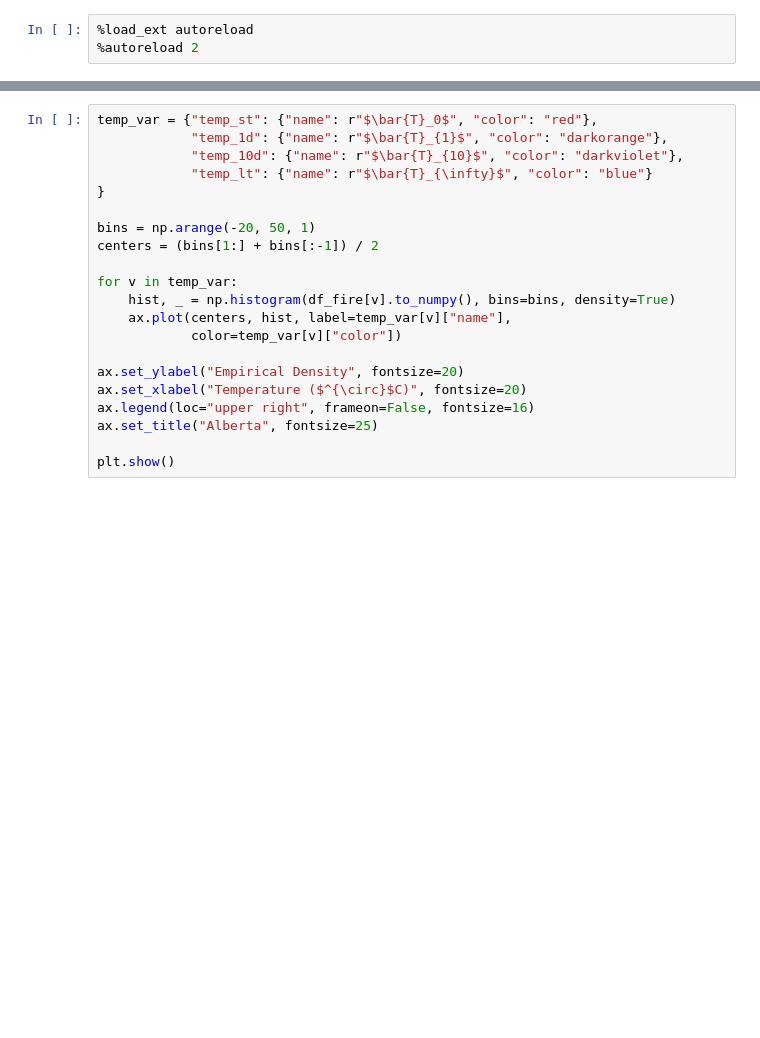
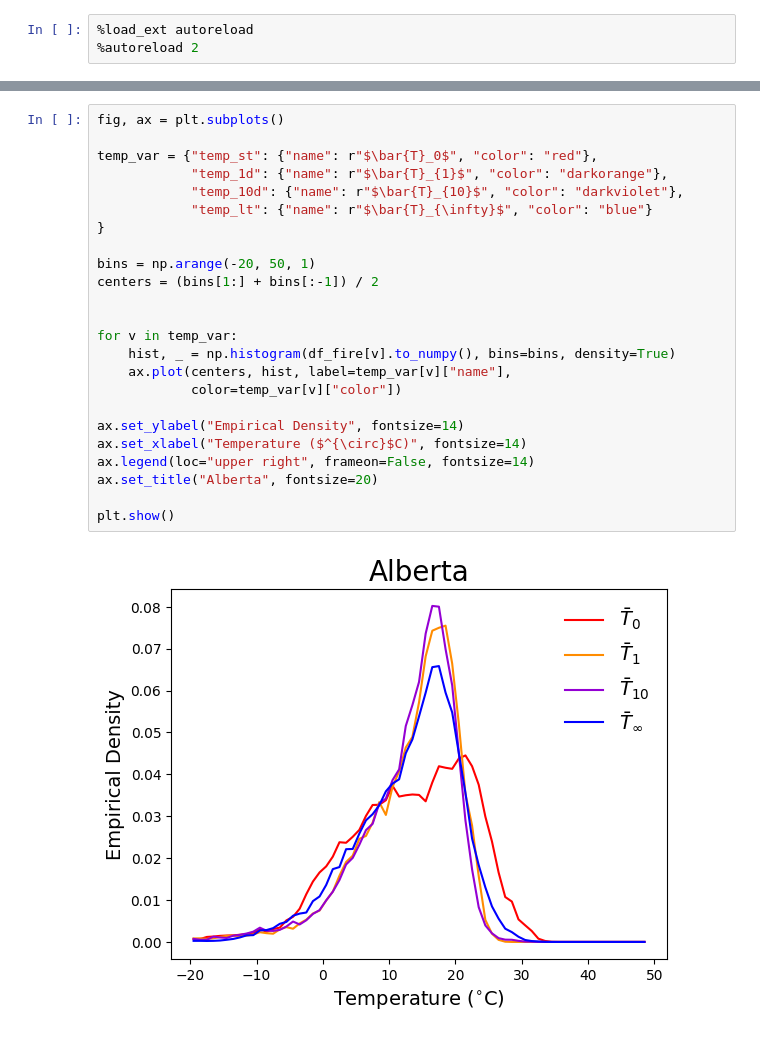
Before and after one commit to kcwongaz/ust-wildfire, a Jupyter notebook: notebooks/1_preliminary_alberta.ipynb, the cells around one changed output, grey strips where cells are left out. Cells and saved outputs as stored; diff of their text form; blank space fills up the shorter version.

```diff
--- a/notebooks/1_preliminary_alberta.ipynb
+++ b/notebooks/1_preliminary_alberta.ipynb
@@ -116,21 +122,26 @@ plt.show()
 # %%
+fig, ax = plt.subplots()
+
 temp_var = {"temp_st": {"name": r"$\bar{T}_0$", "color": "red"},
             "temp_1d": {"name": r"$\bar{T}_{1}$", "color": "darkorange"},
             "temp_10d": {"name": r"$\bar{T}_{10}$", "color": "darkviolet"},
             "temp_lt": {"name": r"$\bar{T}_{\infty}$", "color": "blue"}
 }
 
 bins = np.arange(-20, 50, 1)
 centers = (bins[1:] + bins[:-1]) / 2
 
+
 for v in temp_var:
     hist, _ = np.histogram(df_fire[v].to_numpy(), bins=bins, density=True)
     ax.plot(centers, hist, label=temp_var[v]["name"],
             color=temp_var[v]["color"])
 
-ax.set_ylabel("Empirical Density", fontsize=20)
-ax.set_xlabel("Temperature ($^{\circ}$C)", fontsize=20)
-ax.legend(loc="upper right", frameon=False, fontsize=16)
-ax.set_title("Alberta", fontsize=25)
+ax.set_ylabel("Empirical Density", fontsize=14)
+ax.set_xlabel("Temperature ($^{\circ}$C)", fontsize=14)
+ax.legend(loc="upper right", frameon=False, fontsize=14)
+ax.set_title("Alberta", fontsize=20)
 
 plt.show()
+# %% [output]
+[figure, added]
```
Also changed, not shown: parts of 10 cells of this notebook.
